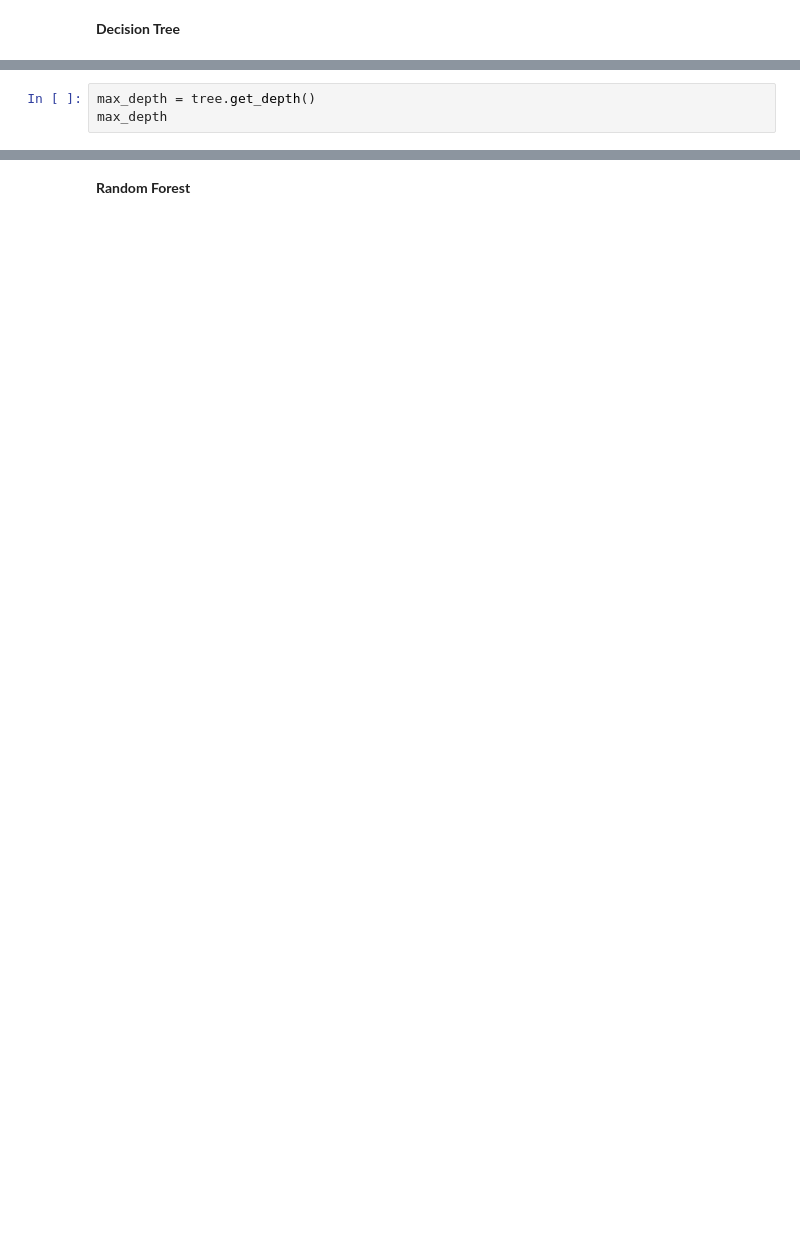
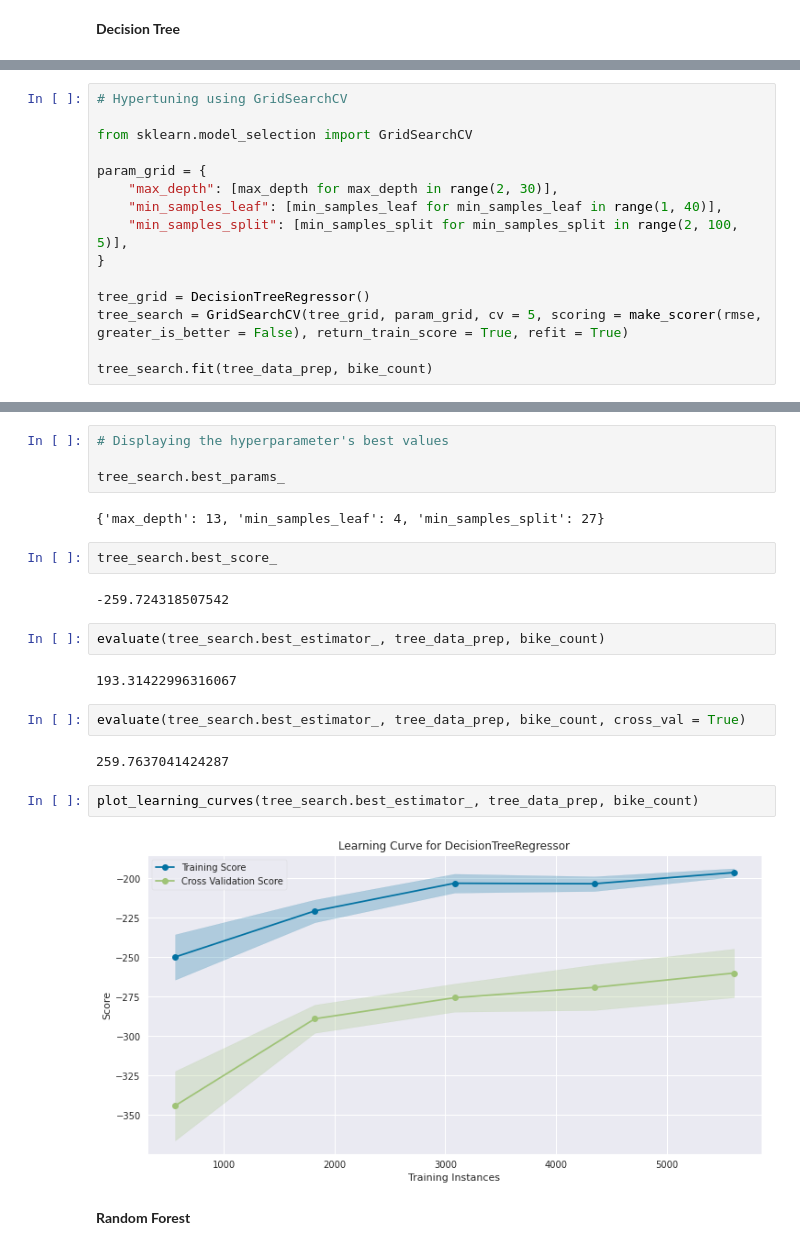
Before and after one commit to RupeshSharma14/Bike-Sharing-Demand-Prediction, a Jupyter notebook: Bike_Sharing_Demand_Prediction.ipynb, the cells around one changed output, grey strips where cells are left out. Saved outputs shown, nothing was run; the diff lists cells and outputs as text; blank space fills up the shorter version.

```diff
--- a/Bike_Sharing_Demand_Prediction.ipynb
+++ b/Bike_Sharing_Demand_Prediction.ipynb
@@ -654,3 +770,0 @@ plot_learning_curves(model = tree, data_prepared = tree_data_prep, label_prepare
-# %%
-max_depth = tree.get_depth()
-max_depth
@@ -714,0 +858,15 @@ evaluate(model = max_depth_grid_search.best_estimator_, data_prepared = tree_dat
+# %%
+# Hypertuning using GridSearchCV
+
+from sklearn.model_selection import GridSearchCV
+
+param_grid = {
+    "max_depth": [max_depth for max_depth in range(2, 30)],
+    "min_samples_leaf": [min_samples_leaf for min_samples_leaf in range(1, 40)],
+    "min_samples_split": [min_samples_split for min_samples_split in range(2, 100, 5)],
+}
+
+tree_grid = DecisionTreeRegressor()
+tree_search = GridSearchCV(tree_grid, param_grid, cv = 5, scoring = make_scorer(rmse, greater_is_better = False), return_train_score = True, refit = True)
+
+tree_search.fit(tree_data_prep, bike_count)
@@ -715,3 +887,25 @@ evaluate(model = max_depth_grid_search.best_estimator_, data_prepared = tree_dat
+# %%
+# Displaying the hyperparameter's best values
+
+tree_search.best_params_
+# %% [output]
+{'max_depth': 13, 'min_samples_leaf': 4, 'min_samples_split': 27}
+# %%
+tree_search.best_score_
+# %% [output]
+-259.724318507542
+# %%
+evaluate(tree_search.best_estimator_, tree_data_prep, bike_count)
+# %% [output]
+193.31422996316067
+# %%
+evaluate(tree_search.best_estimator_, tree_data_prep, bike_count, cross_val = True)
+# %% [output]
+259.7637041424287
+# %%
+plot_learning_curves(tree_search.best_estimator_, tree_data_prep, bike_count)
+# %% [output]
+[figure, added]
 # %% [markdown]
 **Random Forest**
 # %%
```
Also changed, not shown: parts of 171 cells of this notebook.
